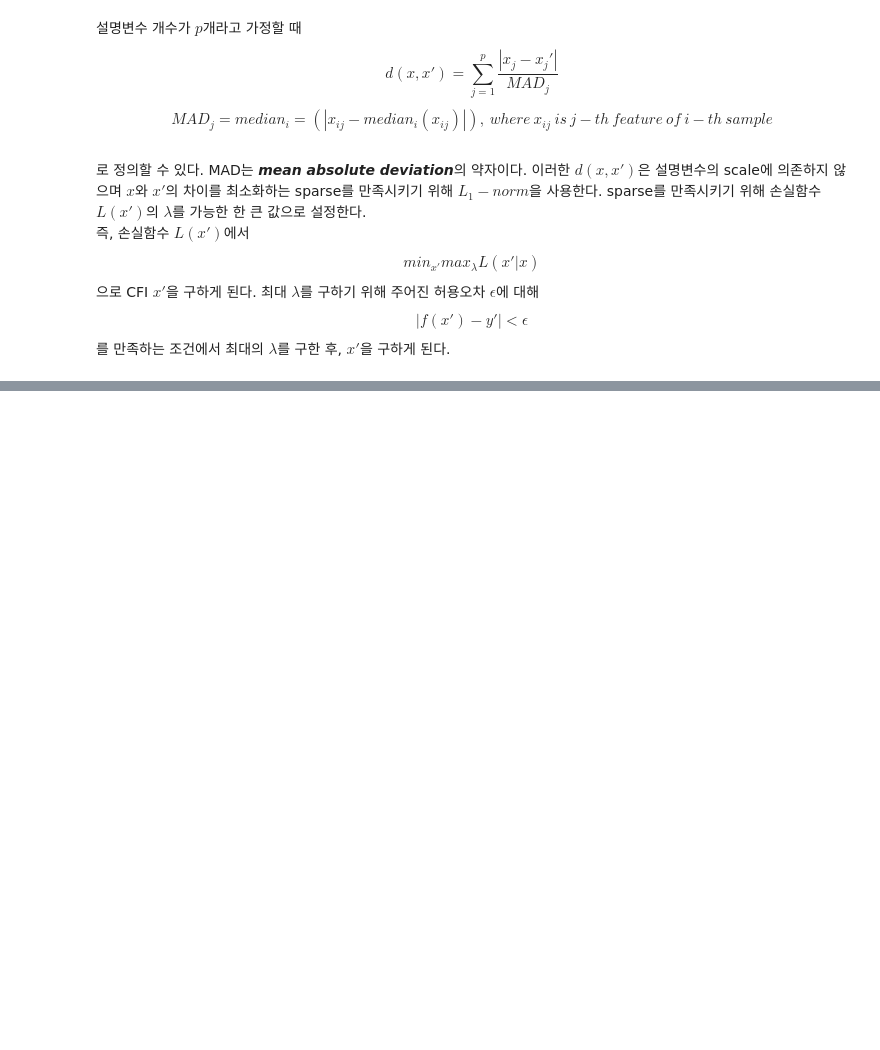
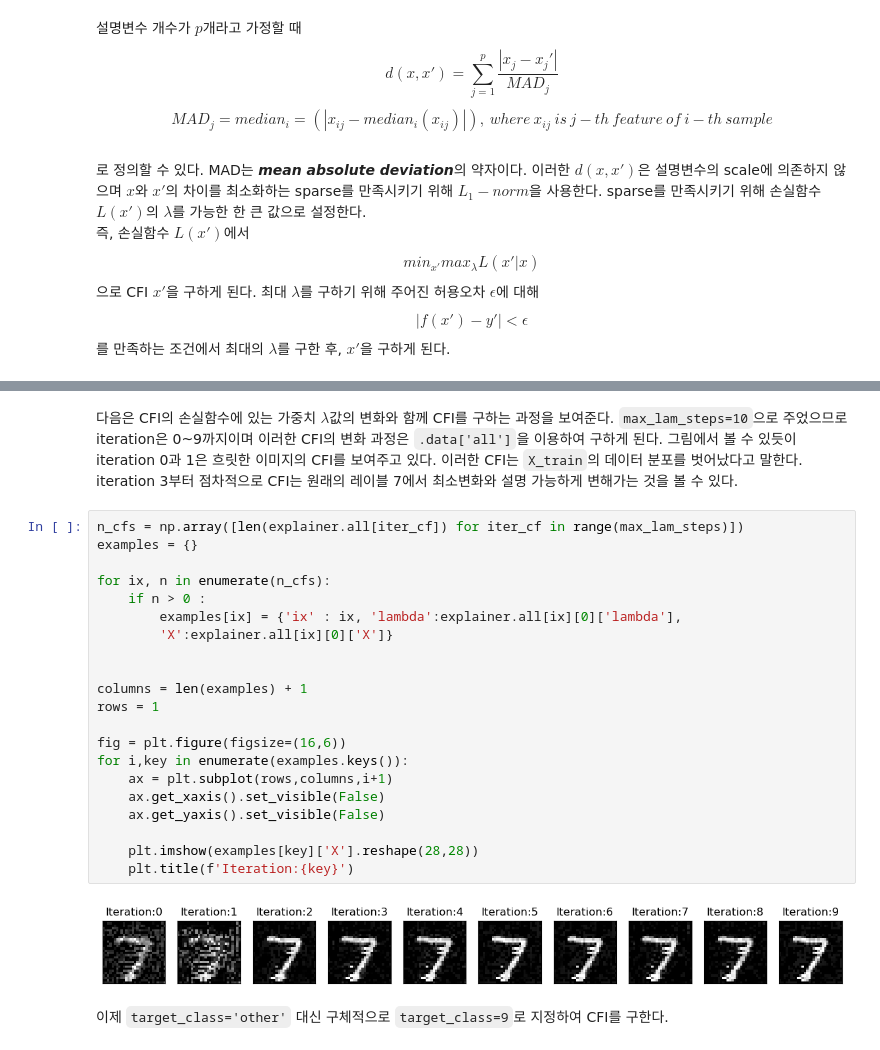
Before and after one commit to csw0625/Explainable_AI, a Jupyter notebook: Ch13.Counterfactual_Instances.ipynb, the cells around one changed output, grey strips where cells are left out. Cells and saved outputs as stored; diff of their text form; blank space fills up the shorter version.

```diff
--- a/Ch13.Counterfactual_Instances.ipynb
+++ b/Ch13.Counterfactual_Instances.ipynb
@@ -42,0 +253,27 @@ CFI는 블랙박스 모형뿐만 아니라 내부구조(모수와 은닉층의
+# %% [markdown]
+다음은 CFI의 손실함수에 있는 가중치 $\lambda$값의 변화와 함께 CFI를 구하는 과정을 보여준다. `max_lam_steps=10`으로 주었으므로 iteration은 0~9까지이며 이러한 CFI의 변화 과정은 `.data['all']`을 이용하여 구하게 된다. 그림에서 볼 수 있듯이 iteration 0과 1은 흐릿한 이미지의 CFI를 보여주고 있다. 이러한 CFI는 `X_train`의 데이터 분포를 벗어났다고 말한다. iteration 3부터 점차적으로 CFI는 원래의 레이블 7에서 최소변화와 설명 가능하게 변해가는 것을 볼 수 있다.
+# %%
+n_cfs = np.array([len(explainer.all[iter_cf]) for iter_cf in range(max_lam_steps)])
+examples = {}
+
+for ix, n in enumerate(n_cfs):
+    if n > 0 :
+        examples[ix] = {'ix' : ix, 'lambda':explainer.all[ix][0]['lambda'],
+        'X':explainer.all[ix][0]['X']}
+
+
+columns = len(examples) + 1
+rows = 1
+
+fig = plt.figure(figsize=(16,6))
+for i,key in enumerate(examples.keys()):
+    ax = plt.subplot(rows,columns,i+1)
+    ax.get_xaxis().set_visible(False)
+    ax.get_yaxis().set_visible(False)
+
+    plt.imshow(examples[key]['X'].reshape(28,28))
+    plt.title(f'Iteration:{key}')
+# %% [output]
+[figure, added]
+# %% [markdown]
+이제 `target_class='other'` 대신 구체적으로 `target_class=9`로 지정하여 CFI를 구한다.
```
Also changed, not shown: parts of 43 cells of this notebook.
